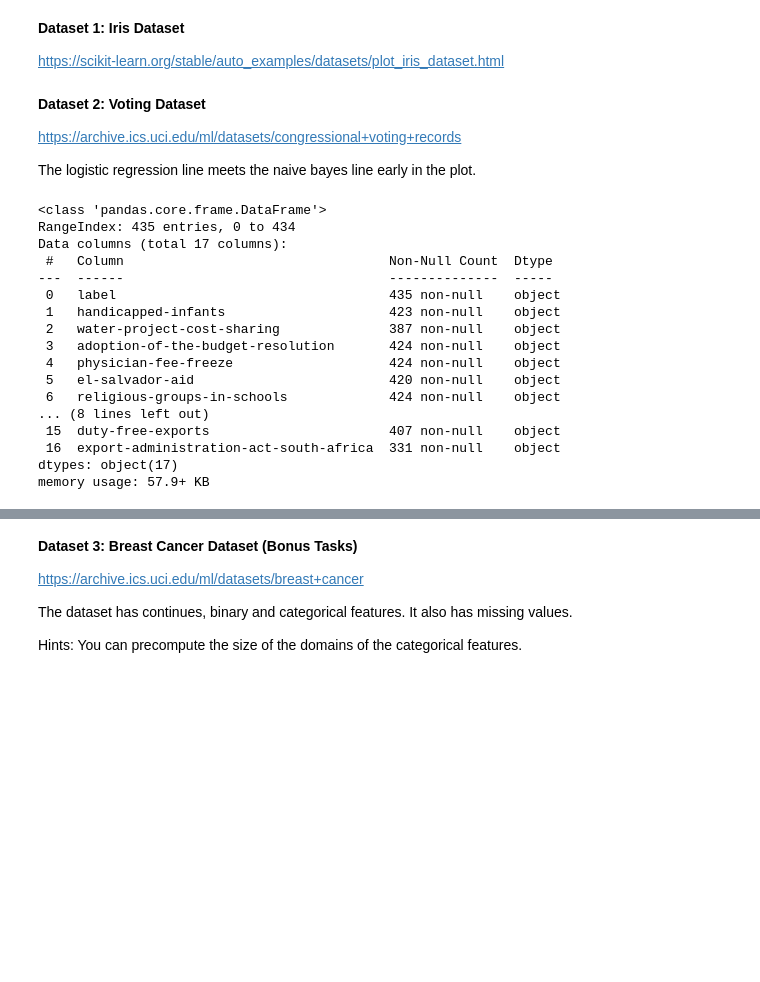
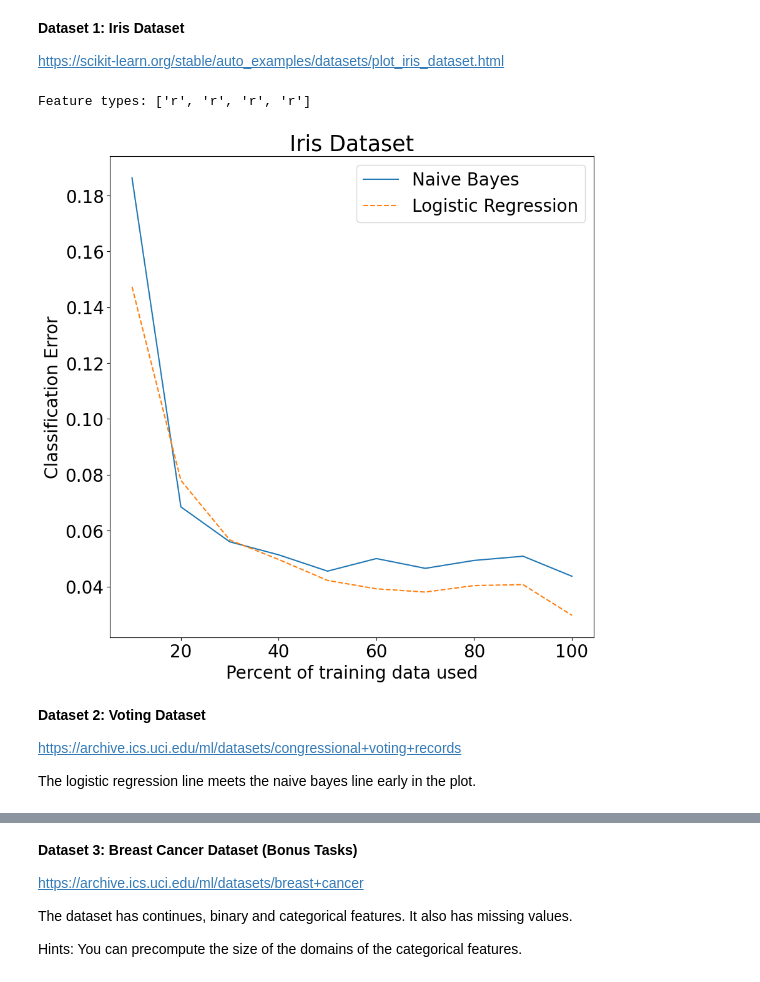
Before and after one commit to yyLeaves/FoDS, a Jupyter notebook: practical2/Practical2_skeleton_olat.ipynb, the cells around one changed output, grey strips where cells are left out. Cells and saved outputs as stored; diff of their text form; code cells hidden in the pictures; blank space fills up the shorter version.

```diff
--- a/practical2/Practical2_skeleton_olat.ipynb
+++ b/practical2/Practical2_skeleton_olat.ipynb
@@ -119,13 +120,14 @@ class BinFeatureParam:
         # You need to replace it by your own code.
         return bernoulli.logpmf(X_new, p=self.p)
 
-
+from sklearn.preprocessing import OneHotEncoder
 # Distribution for categorical features
 class CatFeatureParam:
 
     # we need to know the number of categories for the categorical feature
     def __init__(self, num_of_categories):
         self._num_of_categories = num_of_categories
+        self.one_hot_encoder = OneHotEncoder()
 
     def estimate(self, X):
         # TODO: Estimate the parameters for the Multinoulli distribution
@@ -133,6 +135,8 @@ class CatFeatureParam:
         # The code below is just for compilation.
         # You need to replace it by your own code.
         # smoothed counts +
+        self.X = X
+        # self.one_hot_encoder.fit(X.reshape(-1, 1))
         self.p = [(np.sum(X == i) + ALPHA) / (len(X) + self._num_of_categories * ALPHA) for i in range(self._num_of_categories)]
         return self.p
 
@@ -141,14 +145,16 @@ class CatFeatureParam:
         # TODO: return the log of the probability values for the input values X_new
         # The code below is just for compilation.
         # You need to replace it by your own code.
-# - For **categorical features**: Use Multinoulli distribution (The multinoulli distribution is a special case of the multinomial distribution, where the number of trials is 1)
-#     https://docs.scipy.org/doc/scipy/reference/generated/scipy.stats.multinomial.html
-        # print(X_new)
-        one_hot = np.zeros((len(X_new), self._num_of_categories))
-        for i, x in enumerate(X_new):
-            # print(i, x)
-            one_hot[i, x] = 1
-        return multinomial.logpmf(x=one_hot, n=1, p=self.p)
+        self.X_new = X_new
+        self.one_hot_encoder.fit(np.concat([self.X, self.X_new]).reshape(-1, 1))
+        self._num_of_categories = len(self.one_hot_encoder.categories_[0])
+        self.p = [(np.sum(self.X == i) + ALPHA) / (len(self.X) + self._num_of_categories * ALPHA) for i in range(self._num_of_categories)]
+
+        # one_hot = np.zeros((len(X_new), self._num_of_categories))
+        # for i, x in enumerate(X_new):
+        #     one_hot[i, x] = 1
+        self.one_hot = self.one_hot_encoder.transform(X_new.reshape(-1, 1)).toarray()
+        return multinomial.logpmf(x=self.one_hot, n=1, p=self.p)
 # %% [markdown]
 **Tests:**
 
@@ -464,37 +476,30 @@ iris = load_iris()
+# %%
+# TODO: insert your code for experiments
+from sklearn.datasets import load_iris
+iris = load_iris()
+X, y = iris['data'], iris['target']
+
+n_features = X.shape[1]
+feature_types = []
+for feature in range(n_features):
+    assert isinstance(X[:, feature][0], (int, float)), f"Feature {feature} is not continuous"
+    feature_types.append('r')
+print(f"Feature types: {feature_types}")
+
+nbc = NBC(feature_types=feature_types)
+lr = LogisticRegression(max_iter=1000)
+
+# nbc_perf, lr_perf = compareNBCvsLR(nbc, lr, X, y, num_runs=5, num_splits=10)
+nbc_perf, lr_perf = compareNBCvsLR(nbc, lr, X, y, num_runs=200, num_splits=10)
+
+# plot
+makePlot(nbc_perf, lr_perf, title='Iris Dataset')
+# %% [output]
+Feature types: ['r', 'r', 'r', 'r']
+[figure, added]
 # %% [markdown]
 **Dataset 2: Voting Dataset**
 
 https://archive.ics.uci.edu/ml/datasets/congressional+voting+records
 
 The logistic regression line meets the naive bayes line early in the plot.
-# %%
-# load the dataset
-# TODO: insert your code for experiments
-###################################################
-##### YOUR CODE STARTS HERE #######################
-###################################################
-voting = pd.read_csv('./datasets/voting.csv')
-
-voting.info()
-
-###################################################
-##### YOUR CODE ENDS HERE #########################
-###################################################
-# %% [output]
-<class 'pandas.core.frame.DataFrame'>
-RangeIndex: 435 entries, 0 to 434
-Data columns (total 17 columns):
- #   Column                                  Non-Null Count  Dtype
----  ------                                  --------------  -----
- 0   label                                   435 non-null    object
- 1   handicapped-infants                     423 non-null    object
- 2   water-project-cost-sharing              387 non-null    object
- 3   adoption-of-the-budget-resolution       424 non-null    object
- 4   physician-fee-freeze                    424 non-null    object
- 5   el-salvador-aid                         420 non-null    object
- 6   religious-groups-in-schools             424 non-null    object
-... (8 lines left out)
- 15  duty-free-exports                       407 non-null    object
- 16  export-administration-act-south-africa  331 non-null    object
-dtypes: object(17)
-memory usage: 57.9+ KB
```
Also changed, not shown: parts of 8 cells of this notebook.
